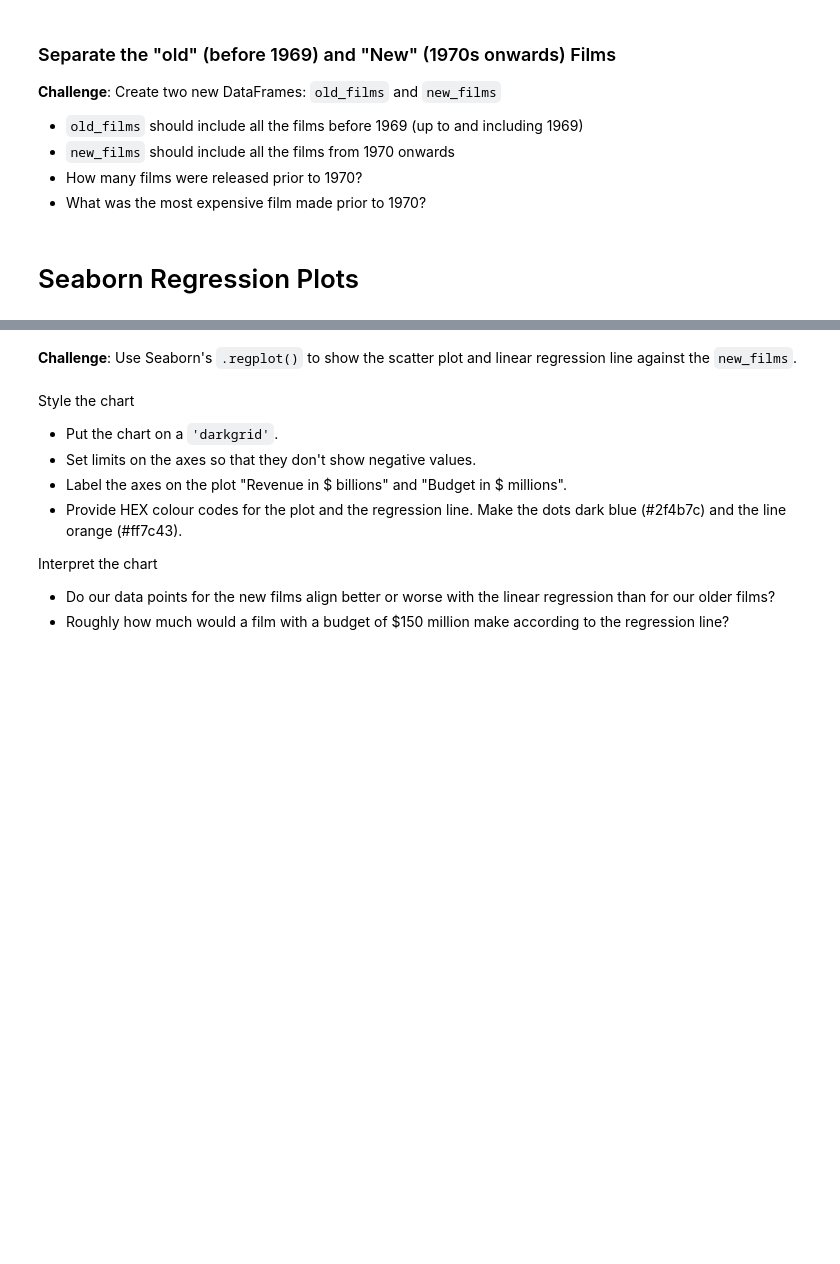
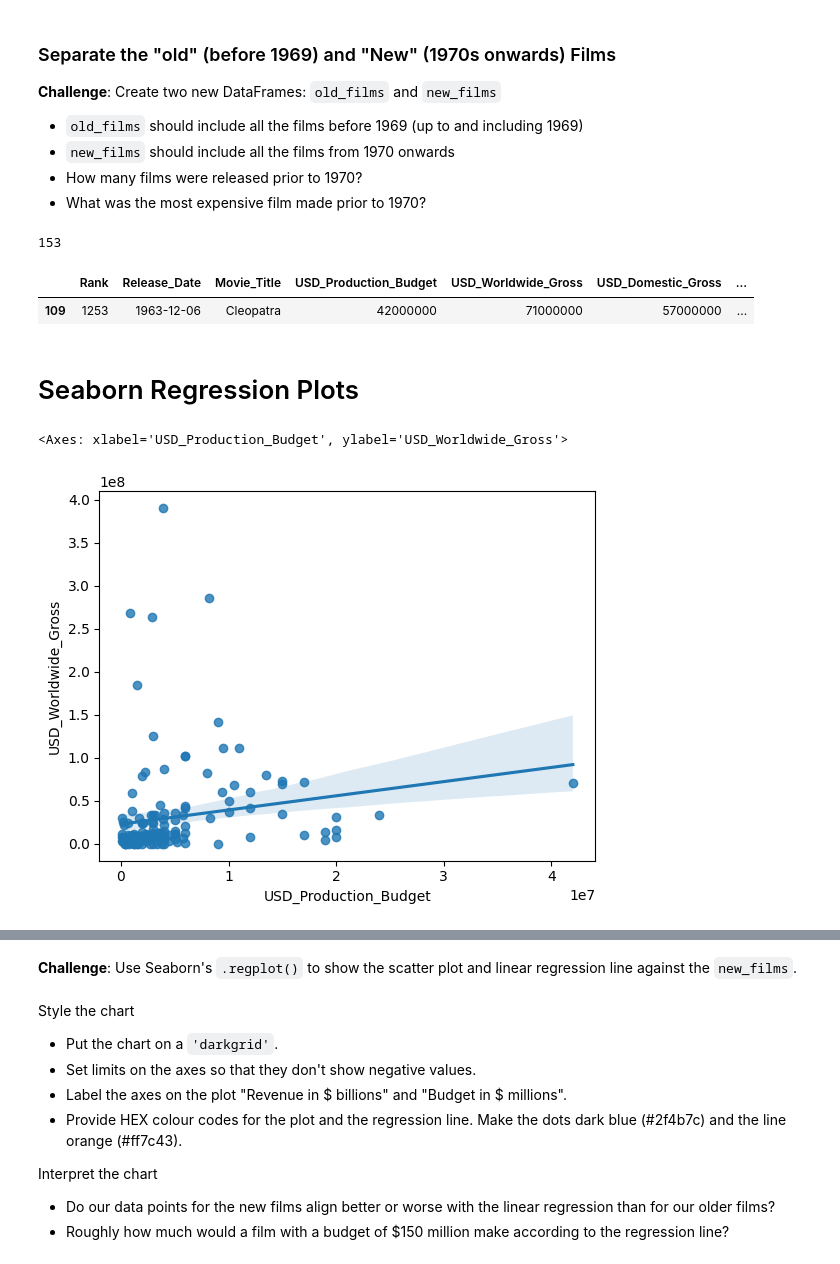
Before and after one commit to J-Bills/day_78, a Jupyter notebook: Seaborn+Linear+Regression+%28start%29/Seaborn_and_Linear_Regression_(start).ipynb, the cells around one changed output, grey strips where cells are left out. Saved outputs shown, nothing was run; the diff lists cells and outputs as text; code cells hidden in the pictures; blank space fills up the shorter version.

Commit message:
completing challenges to gain more insight on data and learning to manipulate time index

```diff
--- a/Seaborn+Linear+Regression+%28start%29/Seaborn_and_Linear_Regression_(start).ipynb
+++ b/Seaborn+Linear+Regression+%28start%29/Seaborn_and_Linear_Regression_(start).ipynb
@@ -286,7 +286,7 @@ import seaborn as sbn
 
 <img src=https://i.imgur.com/8fUn9T6.png>
 # %%
-clean_data['Release_Date'] = pd.to_datetime(clean_data['Release_Date'], format='str').dt.date
+clean_data['Release_Date'] = pd.to_datetime(clean_data['Release_Date']).dt.date
 
 
 print(clean_data['Release_Date'])
@@ -329,3 +329,15 @@ Here's how:
 <img src=https://i.imgur.com/5m06Ach.png width=650>
 3. Use floor division `//` to convert the year data to the decades of the films.
 4. Add the decades as a `Decade` column to the `data_clean` DataFrame.
+# %%
+dt_object = pd.DatetimeIndex(data=clean_data.Release_Date)
+
+dt_object.dropna()
+
+dt_object.year
+
+decade = dt_object.year//10
+
+clean_data['Decade'] = decade
+
+clean_data
@@ -337,5 +363,31 @@ Here's how:
 * `new_films` should include all the films from 1970 onwards
 * How many films were released prior to 1970?
 * What was the most expensive film made prior to 1970?
+# %%
+# clean_data.query('Decade <= 196')
+# clean_data.query('Decade >= 197')
+
+old_films = pd.DataFrame(data=clean_data.query('Decade <= 196'))
+new_films = pd.DataFrame(data=clean_data.query('Decade >= 197'))
+
+# print(old_films.head())
+# print(new_films.tail())
+
+"""How many films were release prior to 1970?"""
+print(old_films.shape[0])
+
+"""What was the most expenseive film made prior to 1970?"""
+old_films.loc[(old_films.USD_Production_Budget == old_films.USD_Production_Budget.max())]
+# %% [output]
+153
+|  | Rank | Release_Date | Movie_Title | USD_Production_Budget | USD_Worldwide_Gross | USD_Domestic_Gross | ... |
+| 109 | 1253 | 1963-12-06 | Cleopatra | 42000000 | 71000000 | 57000000 | ... |
 # %% [markdown]
 # Seaborn Regression Plots
+# %%
+sbn.regplot(data=old_films,
+            x='USD_Production_Budget',
+            y='USD_Worldwide_Gross')
+# %% [output]
+<Axes: xlabel='USD_Production_Budget', ylabel='USD_Worldwide_Gross'>
+[figure, added]
```
Also changed, not shown: parts of 3 cells of this notebook.
